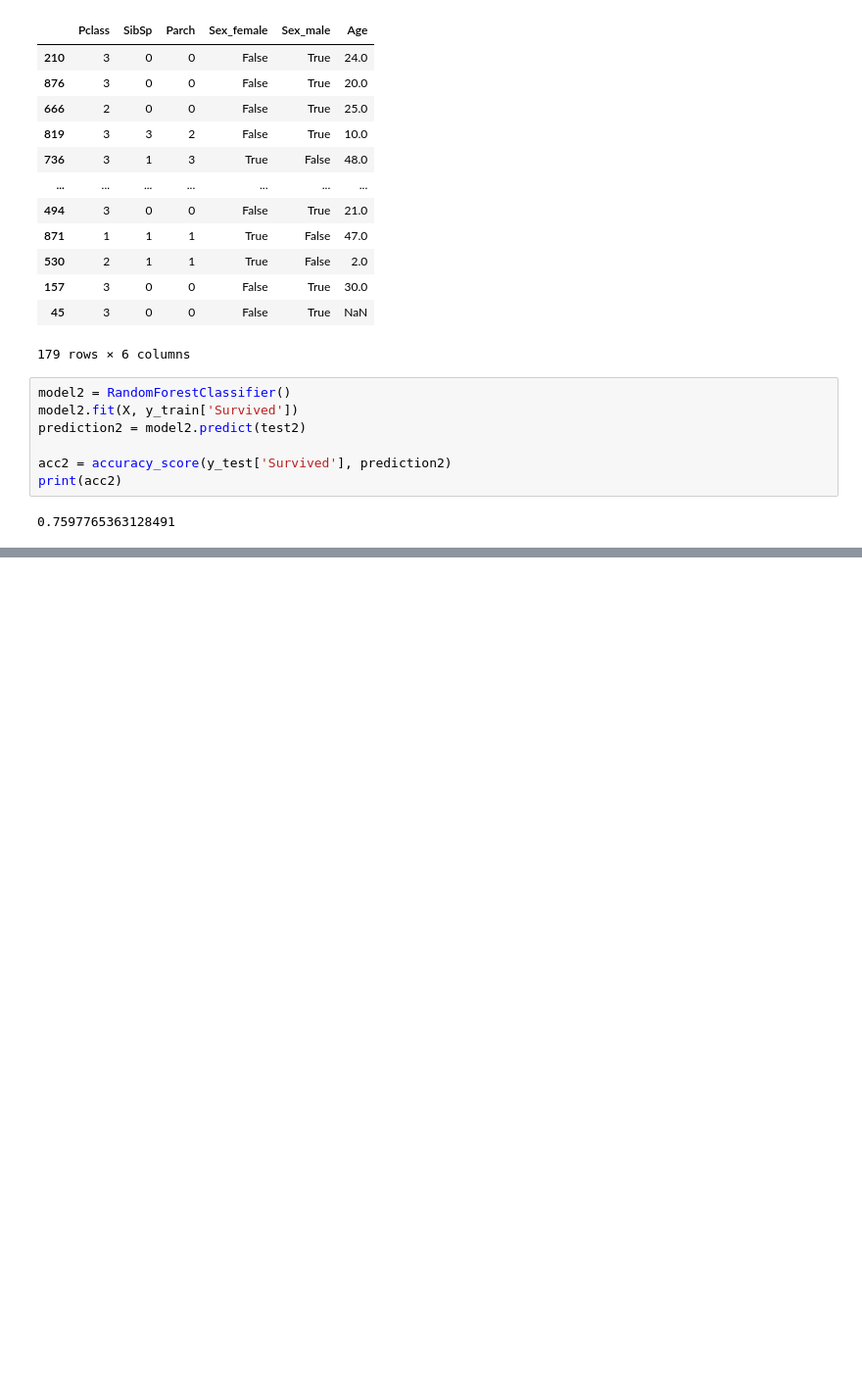
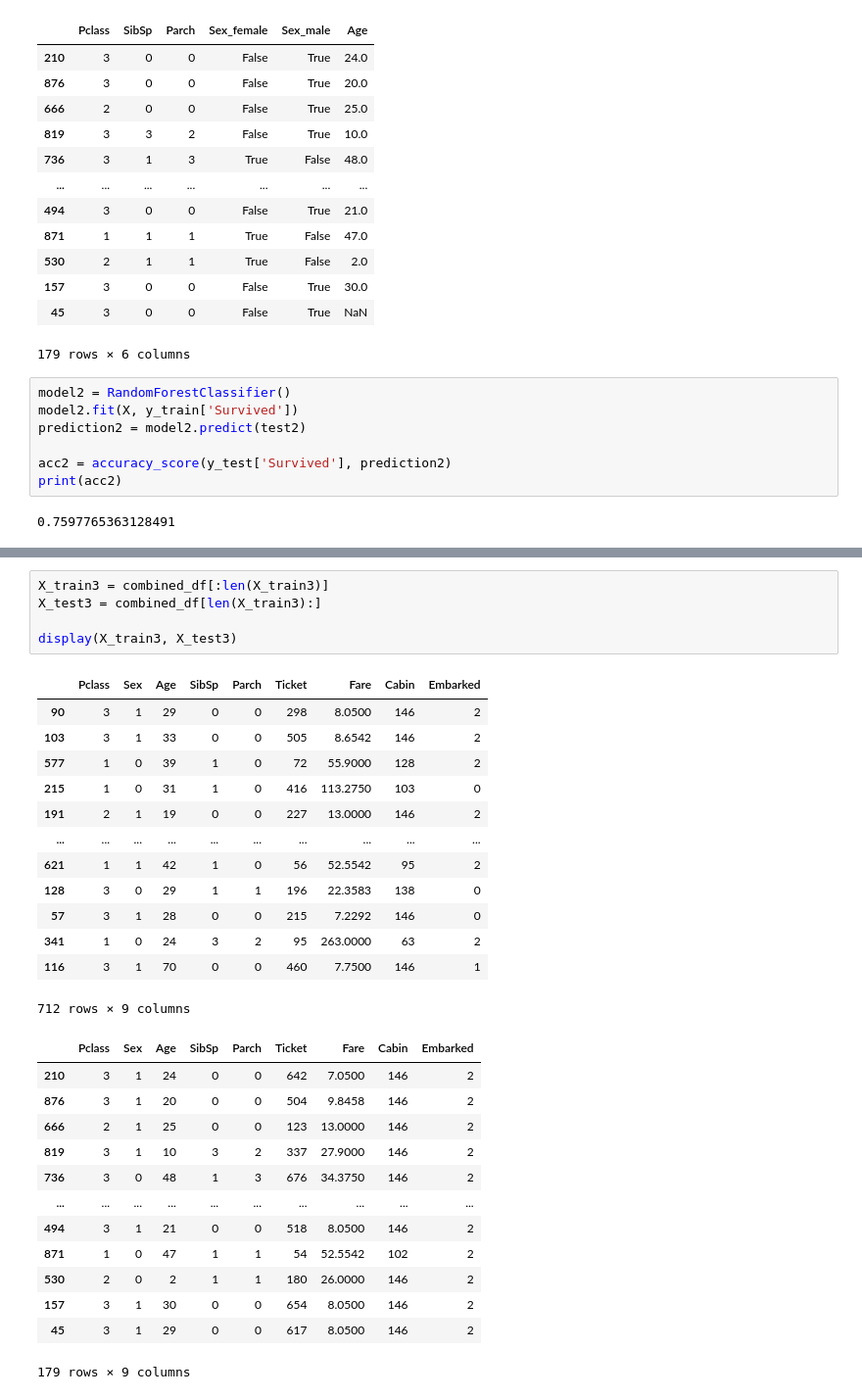
Before and after one commit to PNU-Mentoring/Study, a Jupyter notebook: daewook/T2-1.ipynb, the cells around one changed output, grey strips where cells are left out. Shown at 98% size. Drawn from its saved outputs; the diff is of its cells as text; blank space fills up the shorter version.

```diff
--- a/daewook/T2-1.ipynb
+++ b/daewook/T2-1.ipynb
@@ -307,0 +457,32 @@ print(acc2)
+# %%
+X_train3 = combined_df[:len(X_train3)]
+X_test3 = combined_df[len(X_train3):]
+
+display(X_train3, X_test3)
+# %% [output]
+|  | Pclass | Sex | Age | SibSp | Parch | Ticket | Fare | Cabin | Embarked |
+| 90 | 3 | 1 | 29 | 0 | 0 | 298 | 8.0500 | 146 | 2 |
+| 103 | 3 | 1 | 33 | 0 | 0 | 505 | 8.6542 | 146 | 2 |
+| 577 | 1 | 0 | 39 | 1 | 0 | 72 | 55.9000 | 128 | 2 |
+| 215 | 1 | 0 | 31 | 1 | 0 | 416 | 113.2750 | 103 | 0 |
+| 191 | 2 | 1 | 19 | 0 | 0 | 227 | 13.0000 | 146 | 2 |
+| ... | ... | ... | ... | ... | ... | ... | ... | ... | ... |
+| 621 | 1 | 1 | 42 | 1 | 0 | 56 | 52.5542 | 95 | 2 |
+| 128 | 3 | 0 | 29 | 1 | 1 | 196 | 22.3583 | 138 | 0 |
+| 57 | 3 | 1 | 28 | 0 | 0 | 215 | 7.2292 | 146 | 0 |
+| 341 | 1 | 0 | 24 | 3 | 2 | 95 | 263.0000 | 63 | 2 |
+| 116 | 3 | 1 | 70 | 0 | 0 | 460 | 7.7500 | 146 | 1 |
+712 rows × 9 columns
+|  | Pclass | Sex | Age | SibSp | Parch | Ticket | Fare | Cabin | Embarked |
+| 210 | 3 | 1 | 24 | 0 | 0 | 642 | 7.0500 | 146 | 2 |
+| 876 | 3 | 1 | 20 | 0 | 0 | 504 | 9.8458 | 146 | 2 |
+| 666 | 2 | 1 | 25 | 0 | 0 | 123 | 13.0000 | 146 | 2 |
+| 819 | 3 | 1 | 10 | 3 | 2 | 337 | 27.9000 | 146 | 2 |
+| 736 | 3 | 0 | 48 | 1 | 3 | 676 | 34.3750 | 146 | 2 |
+| ... | ... | ... | ... | ... | ... | ... | ... | ... | ... |
+| 494 | 3 | 1 | 21 | 0 | 0 | 518 | 8.0500 | 146 | 2 |
+| 871 | 1 | 0 | 47 | 1 | 1 | 54 | 52.5542 | 102 | 2 |
+| 530 | 2 | 0 | 2 | 1 | 1 | 180 | 26.0000 | 146 | 2 |
+| 157 | 3 | 1 | 30 | 0 | 0 | 654 | 8.0500 | 146 | 2 |
+| 45 | 3 | 1 | 29 | 0 | 0 | 617 | 8.0500 | 146 | 2 |
+179 rows × 9 columns
```
Also changed, not shown: parts of 14 cells of this notebook, 3 other files.
